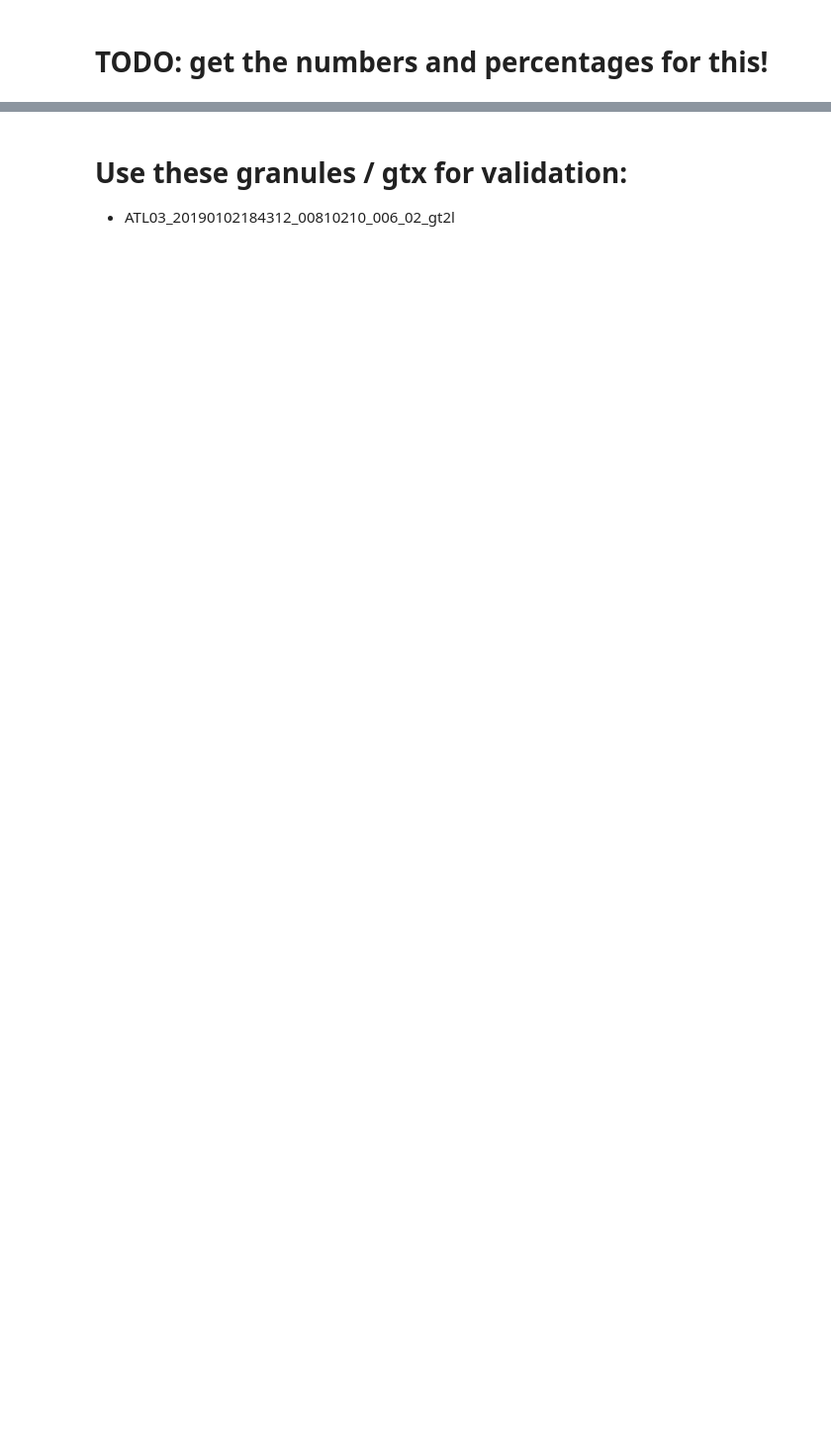
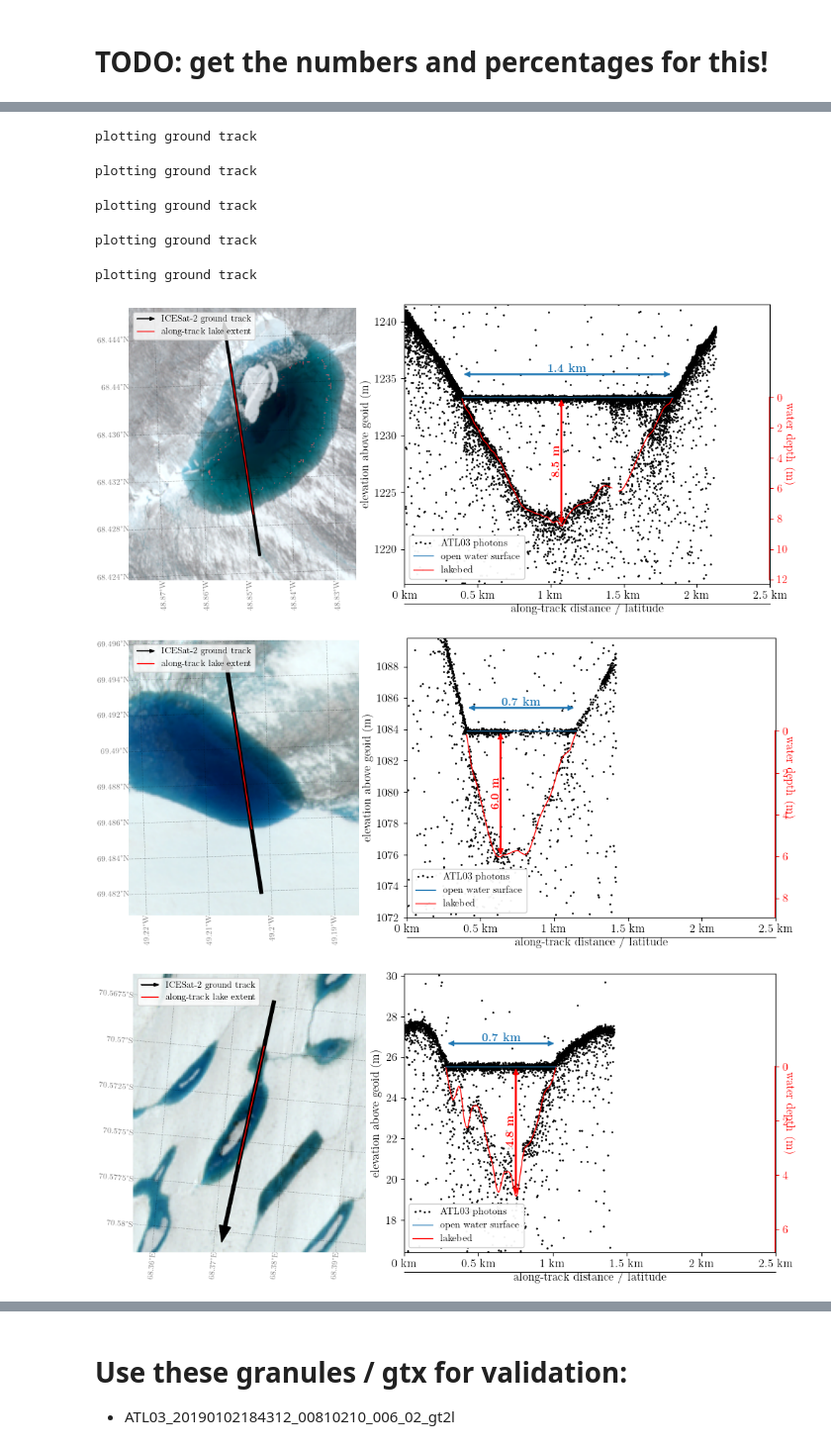
Before and after one commit to fliphilipp/icelakes-methods, a Jupyter notebook: 08-stats_comp.ipynb, the cells around one changed output, grey strips where cells are left out. Shown at 99% size. Saved outputs shown, nothing was run; the diff lists cells and outputs as text; code cells hidden in the pictures; blank space fills up the shorter version.

```diff
--- a/08-stats_comp.ipynb
+++ b/08-stats_comp.ipynb
@@ -244,0 +227,42 @@ for region in regions:
+# %%
+plt.close('all')
+
+plt.rcParams.update({
+    'font.size': 12,
+    'text.usetex': True,
+    'font.family': 'Optima'
+})
+
+settings = {
+    're_download': False,
+    'img_aspect': 1.2,
+    'days_buffer': 5,
+    'gamma_value': 1.0,
+}
+
+gdfn = gdfl[~gdfl.intersects_with_extent].copy()
+gdfn.sort_values(by='lake_quality',ascending=False)[['ice_sheet','melt_season','lake_quality','file_name']]
+for i in range(5):
+    fn = gdfn.file_name.iloc[i]
+    fig = plt.figure(figsize=[10,4.5])
+    gs = fig.add_gridspec(ncols=5, nrows=1)
+    axs = []
+    axs.append(fig.add_subplot(gs[0, :2]))
+    axs.append(fig.add_subplot(gs[0, 2:]))
+    toplot = {
+        'fn': fn,
+        'xlm': [None, None],
+        'ylm': [None, None],
+        'name': '',
+    }
+    plot_IS2lake_imagery(**toplot, **settings, axes=axs)
+    fig.tight_layout(pad=0.3, h_pad=0.3, w_pad=0.4)
+# %% [output]
+plotting ground track
+plotting ground track
+plotting ground track
+plotting ground track
+plotting ground track
+[figure, added]
+[figure, added]
+[figure, added]
```
Also changed, not shown: parts of 33 cells of this notebook.
